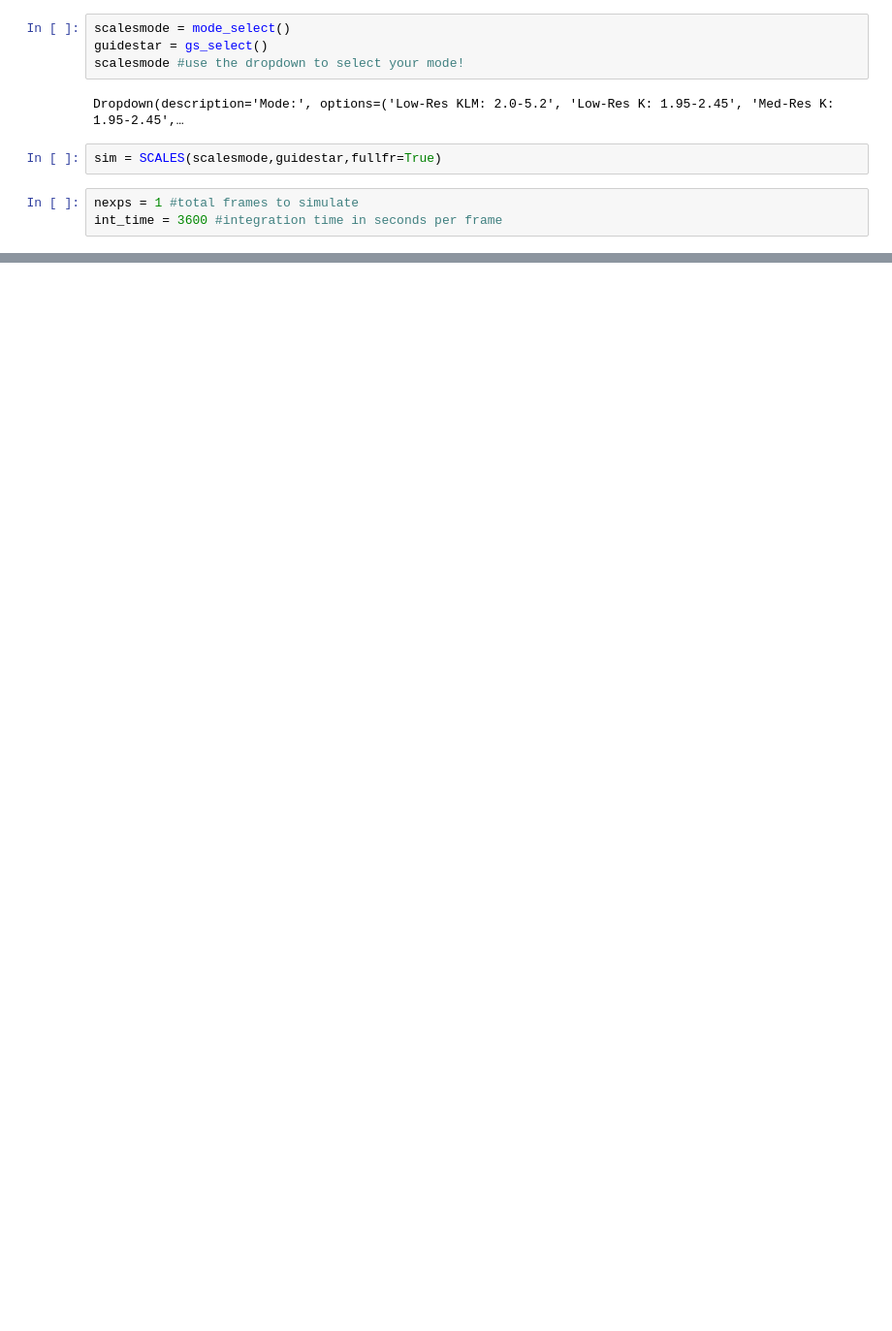
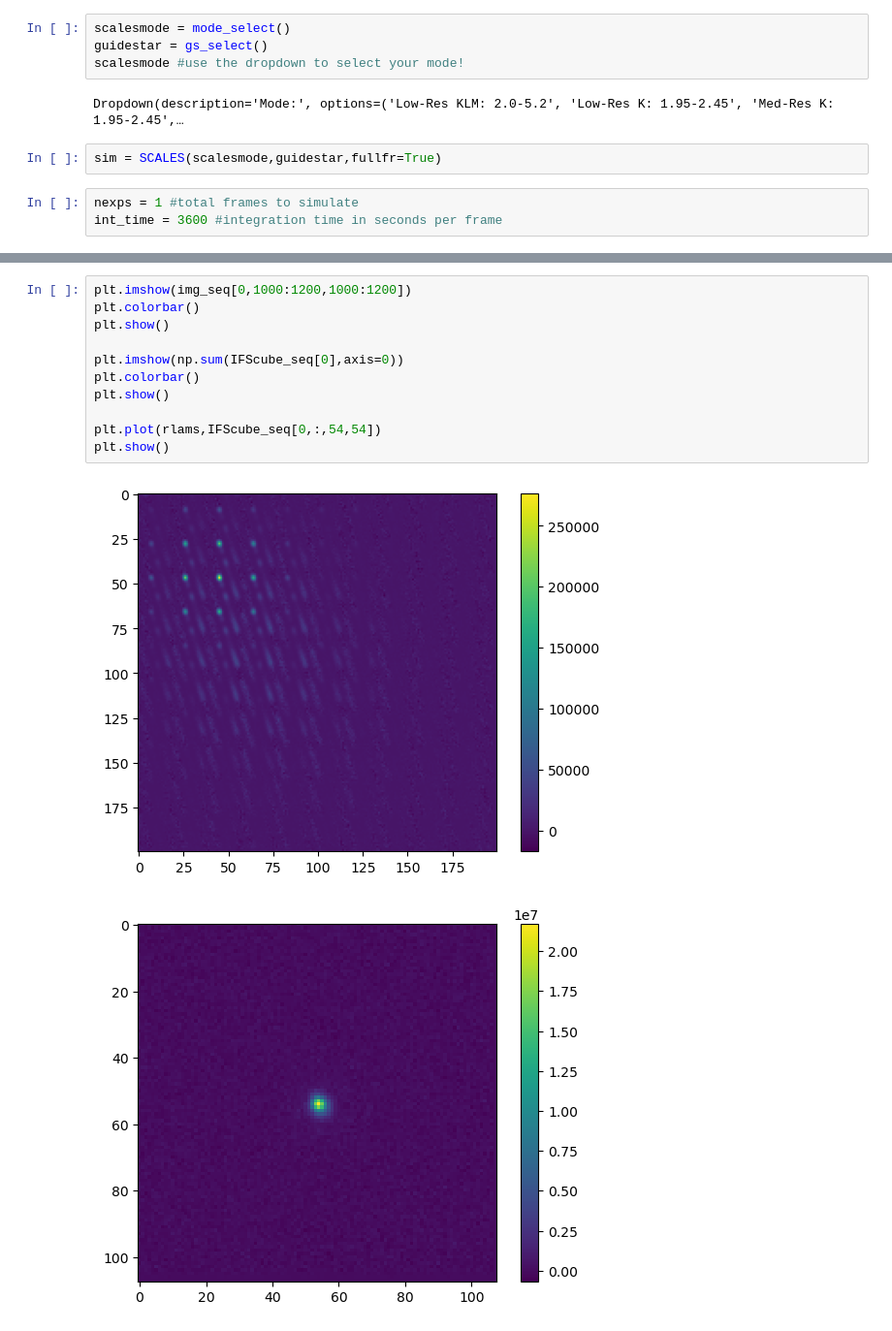
Before and after one commit to scalessim/scalesETC, a Jupyter notebook: scales_pointsource_lowres.ipynb, the cells around one changed output, grey strips where cells are left out. Shown at 97% size. Saved outputs shown, nothing was run; the diff lists cells and outputs as text; blank space fills up the shorter version.

```diff
--- a/scales_pointsource_lowres.ipynb
+++ b/scales_pointsource_lowres.ipynb
@@ -59,0 +55,14 @@ plt.show()
+# %%
+plt.imshow(img_seq[0,1000:1200,1000:1200])
+plt.colorbar()
+plt.show()
+
+plt.imshow(np.sum(IFScube_seq[0],axis=0))
+plt.colorbar()
+plt.show()
+
+plt.plot(rlams,IFScube_seq[0,:,54,54])
+plt.show()
+# %% [output]
+[figure, added]
+[figure, added]
```
Also changed, not shown: parts of 7 cells of this notebook, 3 other files.
